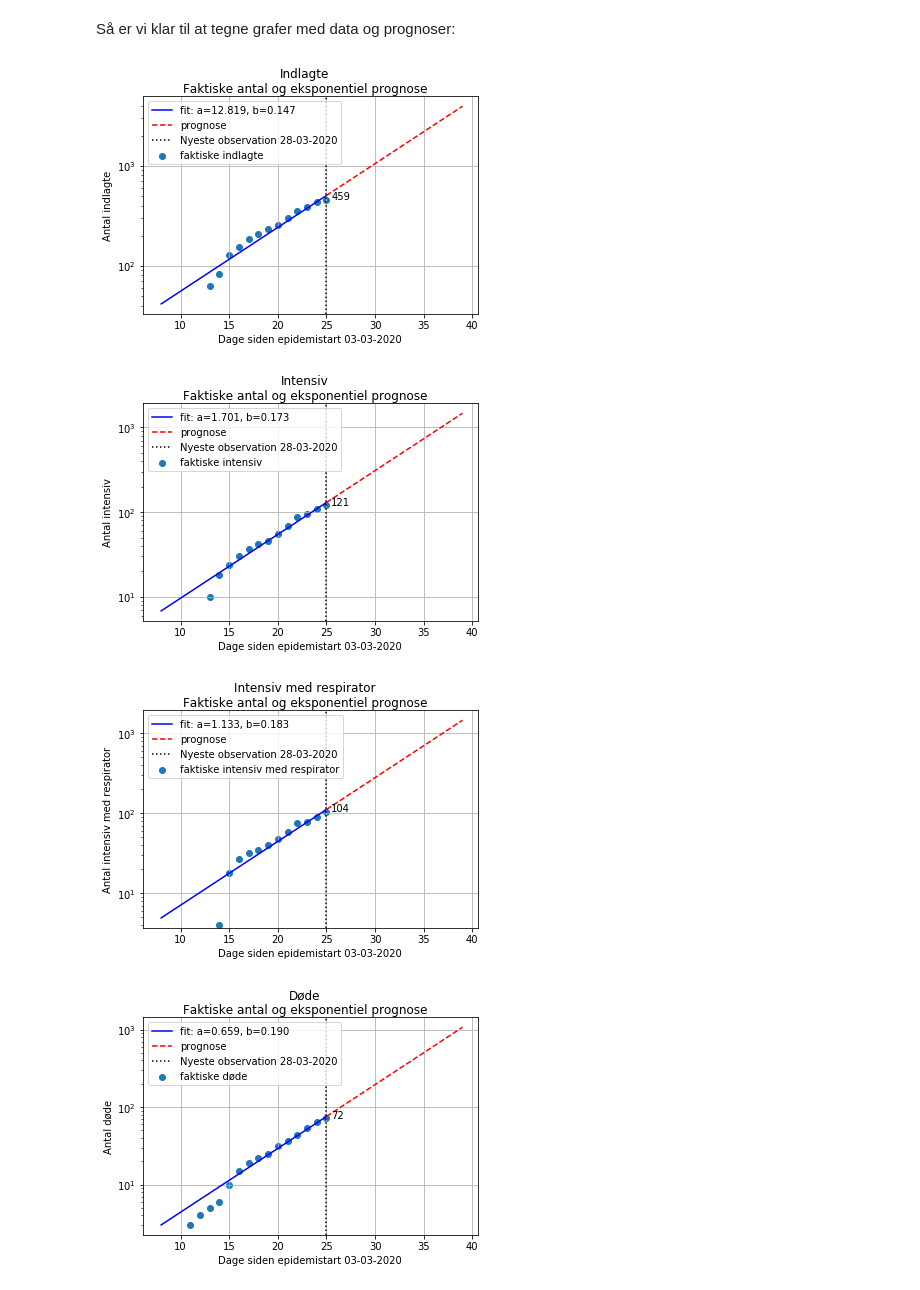
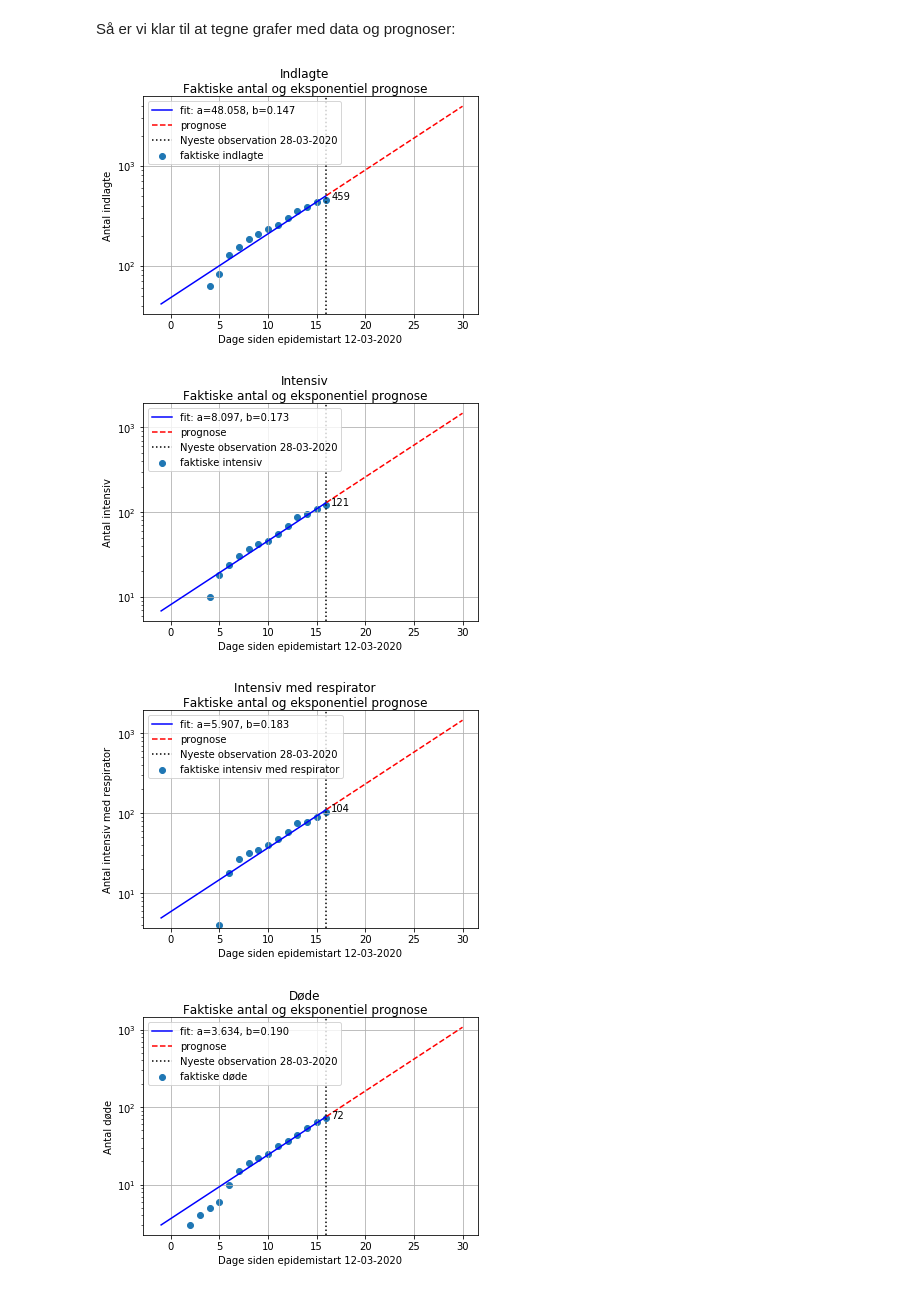
Before and after one commit to covid-19-sim/covid-19-dk, a Jupyter notebook: prognoser/eksponentiel_prognose.ipynb, the cells around one changed output. Cells and saved outputs as stored; diff of their text form; code cells hidden in the pictures.

Commit message:
Sæt konstant epidemistartsdato

```diff
--- a/prognoser/eksponentiel_prognose.ipynb
+++ b/prognoser/eksponentiel_prognose.ipynb
@@ -55,9 +55,10 @@ df
 for c in ['Date', 'Tested', 'Confirmed', 'Hospitalised', 'ICU', 'ICU and ventilator', 'Death count']:
     assert c in df.columns
 # %%
-epidemi_start = np.min(df['Date'])
+# Epidemistarten er den første dato
+EPIDEMI_START = pd.Timestamp("2020-03-12")
 
-df['Day'] = df['Date'] - epidemi_start
+df['Day'] = df['Date'] - EPIDEMI_START
 df['Day N'] = df['Day'].dt.days
 # %% [markdown]
 ## Faktiske indlæggelser og dødsfald
@@ -153,31 +154,31 @@ Så er vi klar til at tegne grafer med data og prognoser:
 # %%
 for k in kolonner:
     a = estimater[k]['a']
     b = estimater[k]['b']
     y_data = estimater[k]['y_data']
     overskrift = OVERSKRIFTER[k]
 
     y_data_fremskrivning = exp_func(x_data_fremskrivning, a, b)
 
     plt.plot(x_data, exp_func(x_data, a, b), 'b-', label='fit: a=%5.3f, b=%5.3f' % (a,b))
     plt.plot(x_data_fremskrivning, y_data_fremskrivning, 'r--', label='prognose')
     plt.scatter(x_data, y_data, label=f'faktiske {overskrift.lower()}')
 
     nyeste_xy = (x_data.to_list()[-1] + .5, y_data.to_list()[-1])
     plt.annotate(f'{int(nyeste_xy[1])}', nyeste_xy)
 
-    plt.xlabel(f'Dage siden epidemistart {epidemi_start.strftime("%d-%m-%Y")}')
+    plt.xlabel(f'Dage siden epidemistart {EPIDEMI_START.strftime("%d-%m-%Y")}')
     plt.ylabel(f'Antal {overskrift.lower()}')
     plt.axvline(day_N_max, color='k', linestyle=':',
                 label=f'Nyeste observation {date_max.date().strftime("%d-%m-%Y")}')
     plt.legend()
     plt.suptitle(f'{overskrift}\nFaktiske antal og eksponentiel prognose')
     plt.yscale('log')
     plt.grid()
 
     plt.show()
 # %% [output]
-[figure, old version]
+[figure, new version]
-[figure, old version]
+[figure, new version]
-[figure, old version]
+[figure, new version]
-[figure, old version]
+[figure, new version]
```
Also changed, not shown: parts of 3 cells of this notebook.
